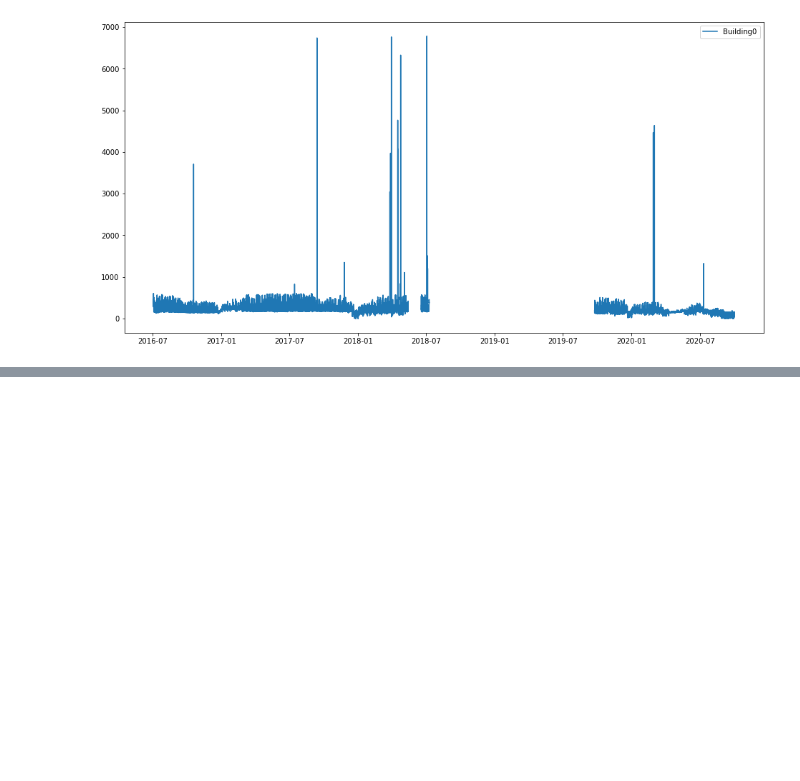
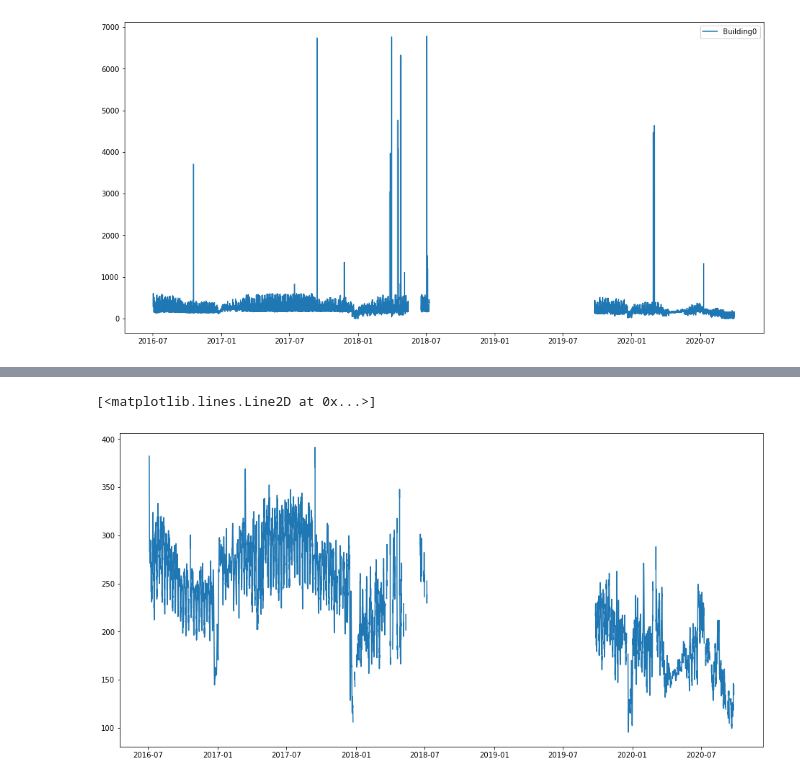
Before and after one commit to ethanp33/ADS2002-Solar-Farm, a Jupyter notebook: Hai/solar_farm.ipynb, the cells around one changed output, grey strips where cells are left out. Cells and saved outputs as stored; diff of their text form; code cells hidden in the pictures; blank space fills up the shorter version.

```diff
--- a/Hai/solar_farm.ipynb
+++ b/Hai/solar_farm.ipynb
@@ -49,0 +61,18 @@ ax.legend()
+# %%
+#apply a Savitzky-Golay filter
+smooth = savgol_filter(demand_df['Building0'].values, window_length = 351, polyorder = 5)
+
+#find the maximums
+peaks_idx_max, _ = find_peaks(smooth, prominence = 0.01)
+
+#reciprocal, so mins will become max
+smooth_rec = 1/smooth
+
+#find the mins now
+peaks_idx_mins, _ = find_peaks(smooth_rec, prominence = 0.01)
+# %%
+fig, ax = plt.subplots(figsize=(16,8))
+plt.plot(demand_df['Date'], smooth, label='smoothed')
+# %% [output]
+[<matplotlib.lines.Line2D at 0x...>]
+[figure, added]
```
Also changed, not shown: parts of 3 cells of this notebook, 1 other file.
